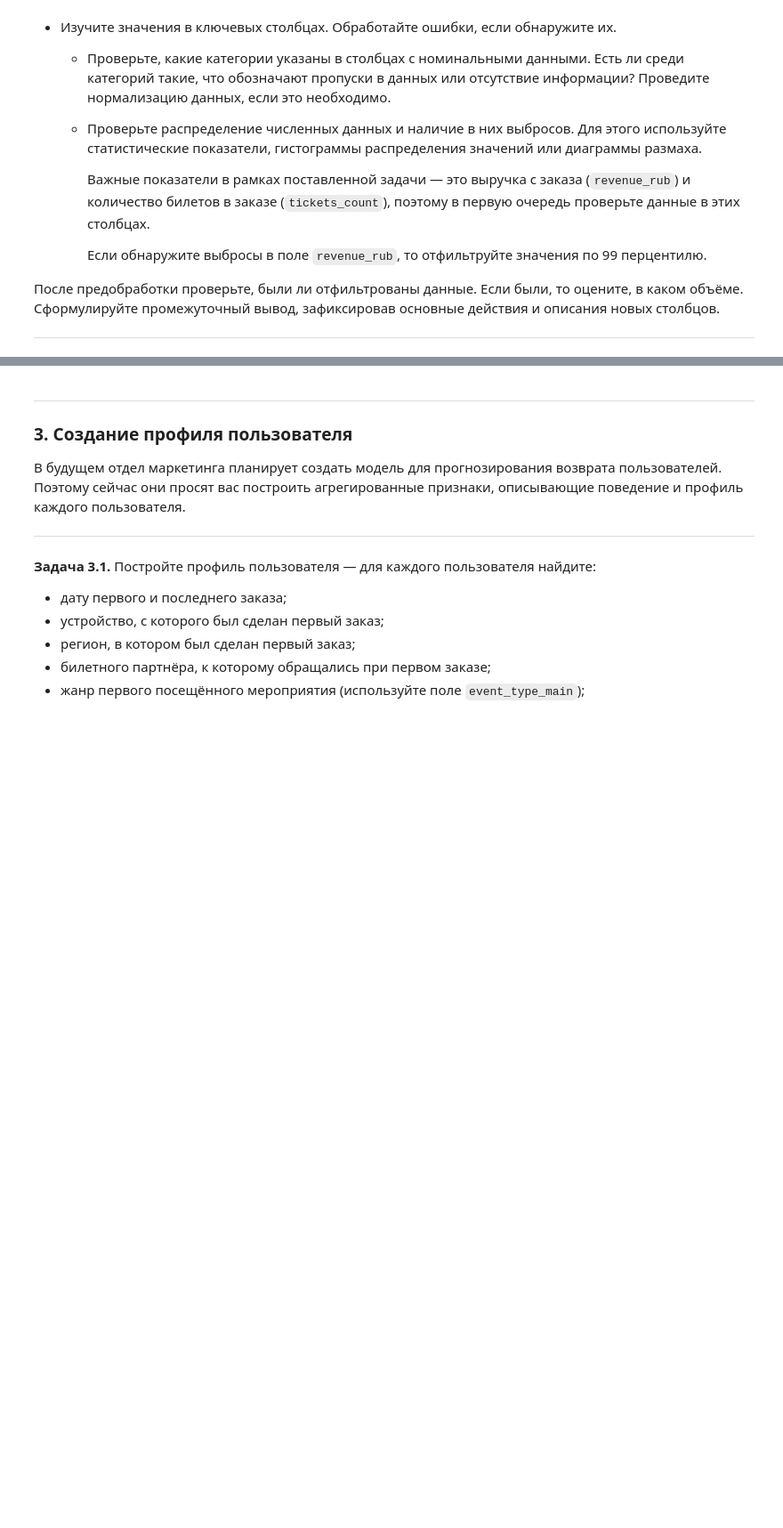
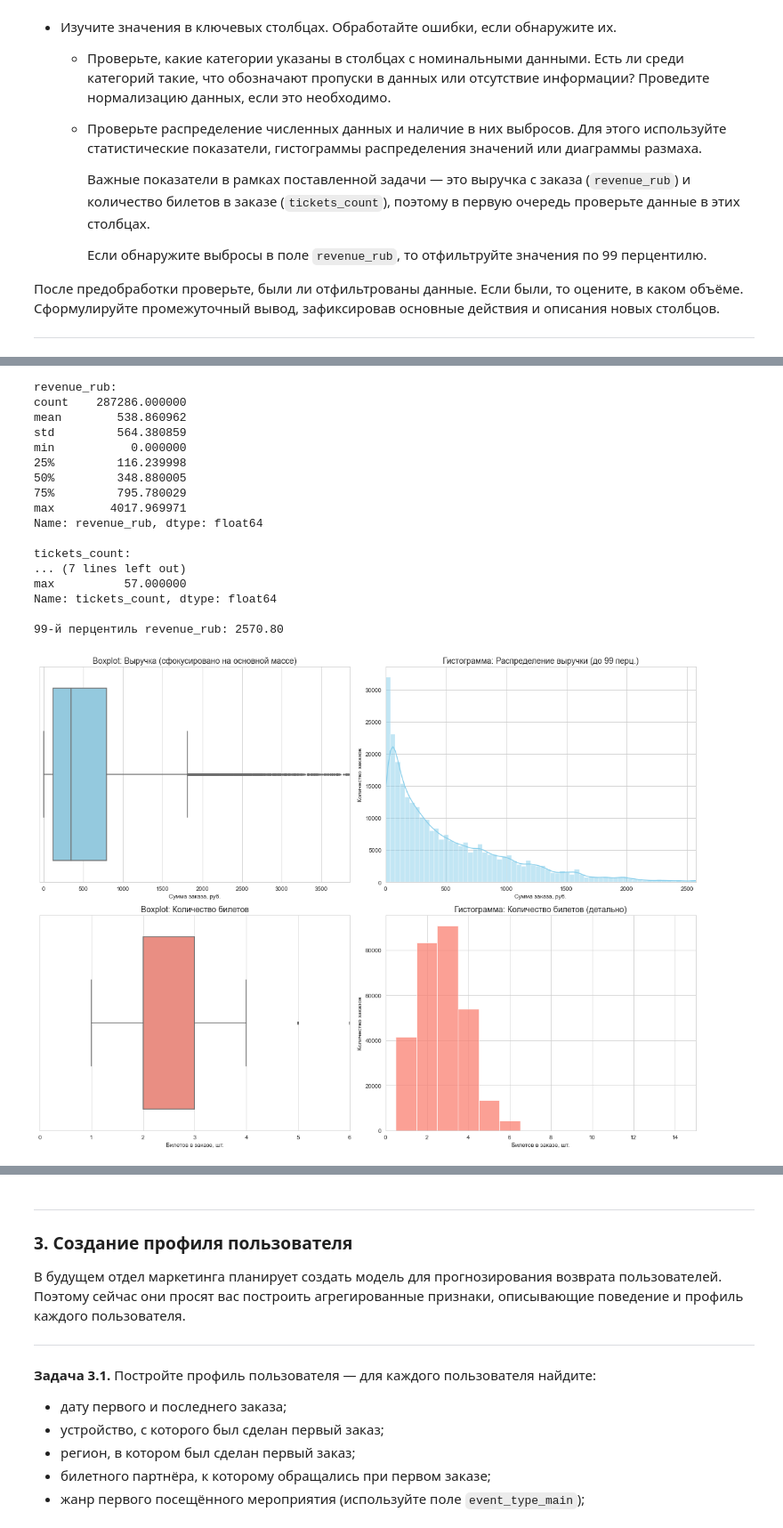
Before and after one commit to Bleckeid/user-loyalty-analysis, a Jupyter notebook: project.ipynb, the cells around one changed output, grey strips where cells are left out. Shown at 89% size. Drawn from its saved outputs; the diff is of its cells as text; code cells hidden in the pictures; blank space fills up the shorter version.

```diff
--- a/project.ipynb
+++ b/project.ipynb
@@ -236,0 +327,6 @@ df.isnull().sum()
+# %%
+# Проверка на неявные дубликаты
+columns_to_dupl = ['user_id', 'order_ts', 'device_type_canonical', 'service_name', 'event_id', 'revenue']
+implicit_duplicates = df[columns_to_dupl].duplicated().sum()
+
+print(f"Неявных дубликатов: {implicit_duplicates}")
@@ -236,0 +340,4 @@ df.isnull().sum()
+# %%
+# Удаляем неявные дубликаты
+df = df.drop_duplicates(subset=columns_to_dupl).reset_index(drop=True)
+print(f"Неявные дубликаты удалены. Новый размер датасета: {df.shape}")
@@ -255,36 +400,70 @@ for col in cat_columns:
 # %%
 # Статистика ключевых показателей
 print("revenue_rub:")
 print(df['revenue_rub'].describe())
 
 print("\ntickets_count:")
 print(df['tickets_count'].describe())
 
 # 99-й перцентиль
 revenue_99 = df['revenue_rub'].quantile(0.99)
 print(f"\n99-й перцентиль revenue_rub: {revenue_99:.2f}")
 
+
+# Доработка согласно замечаниям:
+
 # стиль
 sns.set_style("whitegrid")
-fig, axes = plt.subplots(1, 2, figsize=(15, 6))
+fig, axes = plt.subplots(2, 2, figsize=(16, 12))
 
-# 1. Boxplot
-sns.boxplot(data=df, y='revenue_rub', ax=axes[0], color='skyblue', width=0.5)
-axes[0].set_ylim(-100, revenue_99 * 1.2) # Показываем чуть больше 99-го перцентиля
-axes[0].axhline(revenue_99, color='red', linestyle='--', label=f'99% ({revenue_99:.0f} руб.)')
-axes[0].set_title('Распределение выручки (основная часть)', fontsize=14)
-axes[0].set_ylabel('Выручка, руб.')
-axes[0].legend()
+# Boxplot для выручки ограничим до 99 перцентиля
+sns.boxplot(data=df, x='revenue_rub', ax=axes[0, 0], color='skyblue', fliersize=2)
+axes[0, 0].set_xlim(-50, revenue_99 * 1.5)
+axes[0, 0].set_title('Boxplot: Выручка (сфокусировано на основной массе)', fontsize=14)
+axes[0, 0].set_xlabel('Сумма заказа, руб.')
 
-# 2. Гистограмма
-sns.histplot(data=df, x='tickets_count', bins=range(1, 11), ax=axes[1], color='skyblue', edgecolor='black')
-axes[1].set_title('Количество билетов в заказе', fontsize=14)
-axes[1].set_xlabel('Билетов в одном чеке')
-axes[1].set_ylabel('Частота (кол-во заказов)')
-axes[1].set_xticks(range(1, 11))
+# Гистограмма выручки
+sns.histplot(data=df, x='revenue_rub', bins=100, ax=axes[0, 1], color='skyblue', kde=True)
+axes[0, 1].set_xlim(0, revenue_99)
+axes[0, 1].set_title('Гистограмма: Распределение выручки (до 99 перц.)', fontsize=14)
+axes[0, 1].set_xlabel('Сумма заказа, руб.')
+axes[0, 1].set_ylabel('Количество заказов')
+
+
+# Boxplot для билетов
+sns.boxplot(data=df, x='tickets_count', ax=axes[1, 0], color='salmon', fliersize=2)
+axes[1, 0].set_xlim(0, df['tickets_count'].quantile(0.999))
+axes[1, 0].set_title('Boxplot: Количество билетов', fontsize=14)
+axes[1, 0].set_xlabel('Билетов в заказе, шт.')
+
+# истограмма билетов
+sns.histplot(data=df, x='tickets_count', ax=axes[1, 1], color='salmon', discrete=True)
+axes[1, 1].set_xlim(0, 15)
+axes[1, 1].set_title('Гистограмма: Количество билетов (детально)', fontsize=14)
+axes[1, 1].set_xlabel('Билетов в заказе, шт.')
+axes[1, 1].set_ylabel('Количество заказов')
 
 plt.tight_layout()
 plt.show()
+# %% [output]
+revenue_rub:
+count    287286.000000
+mean        538.860962
+std         564.380859
+min           0.000000
+25%         116.239998
+50%         348.880005
+75%         795.780029
+max        4017.969971
+Name: revenue_rub, dtype: float64
+
+tickets_count:
+... (7 lines left out)
+max          57.000000
+Name: tickets_count, dtype: float64
+
+99-й перцентиль revenue_rub: 2570.80
+[figure, added]
 # %%
 # Фильтруем по 99-му перцентилю
 print(f"До фильтрации: {len(df):,}")
```
Also changed, not shown: parts of 35 cells of this notebook, 1 other file.
